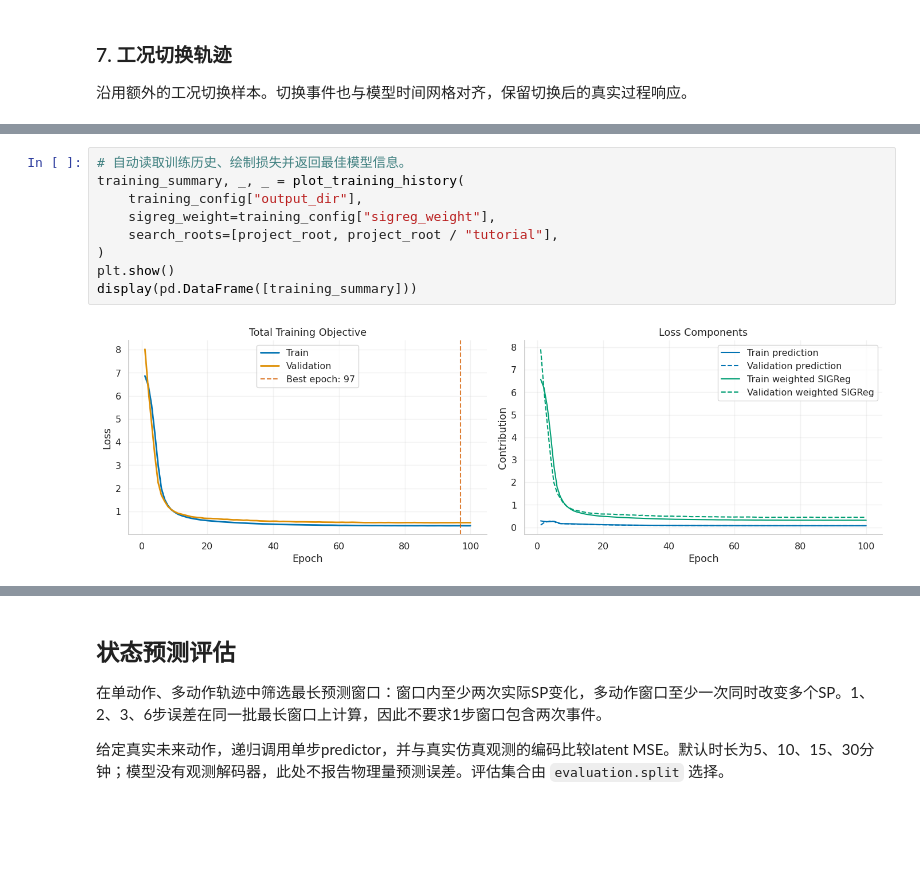
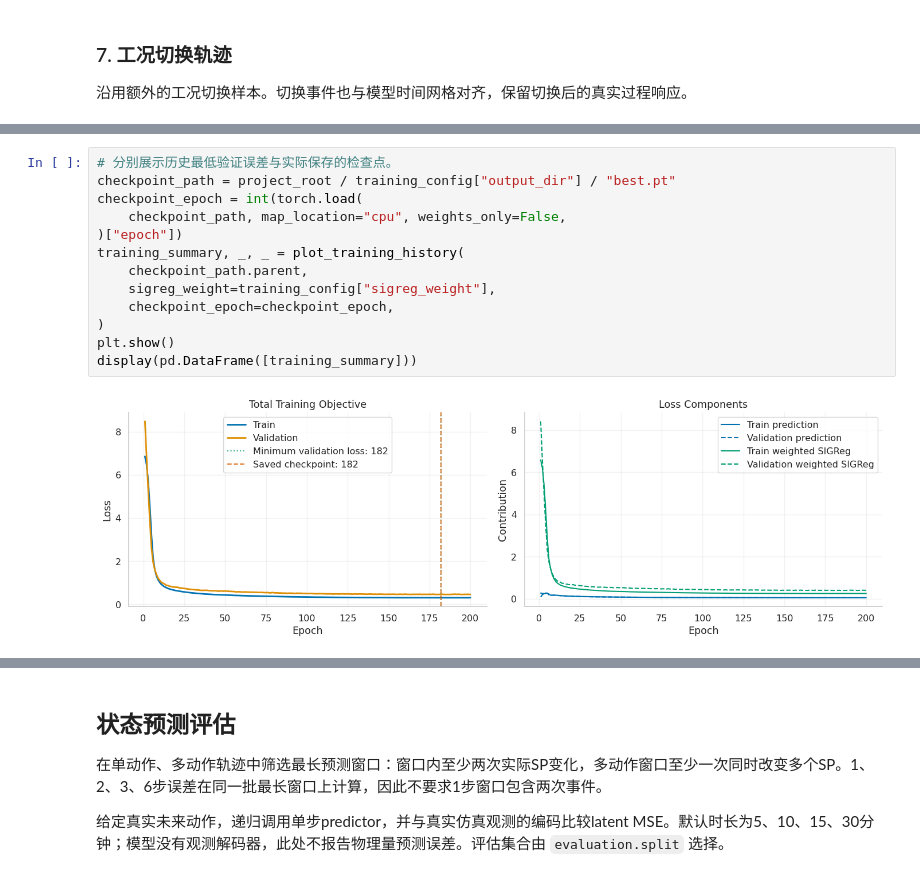
Before and after one commit to ShixiangLi/tepwm, a Jupyter notebook: tutorial/tep_tutorial.ipynb, the cells around one changed output, grey strips where cells are left out. Drawn from its saved outputs; the diff is of its cells as text; blank space fills up the shorter version.

```diff
--- a/tutorial/tep_tutorial.ipynb
+++ b/tutorial/tep_tutorial.ipynb
@@ -650,11 +697,15 @@ best checkpoint: checkpoints/tep_lewm/best.pt
 # %%
-# 自动读取训练历史、绘制损失并返回最佳模型信息。
+# 分别展示历史最低验证误差与实际保存的检查点。
+checkpoint_path = project_root / training_config["output_dir"] / "best.pt"
+checkpoint_epoch = int(torch.load(
+    checkpoint_path, map_location="cpu", weights_only=False,
+)["epoch"])
 training_summary, _, _ = plot_training_history(
-    training_config["output_dir"],
+    checkpoint_path.parent,
     sigreg_weight=training_config["sigreg_weight"],
-    search_roots=[project_root, project_root / "tutorial"],
+    checkpoint_epoch=checkpoint_epoch,
 )
 plt.show()
 display(pd.DataFrame([training_summary]))
 # %% [output]
-[figure, old version]
+[figure, new version]
```
Also changed, not shown: parts of 34 cells of this notebook, 12 other files.
